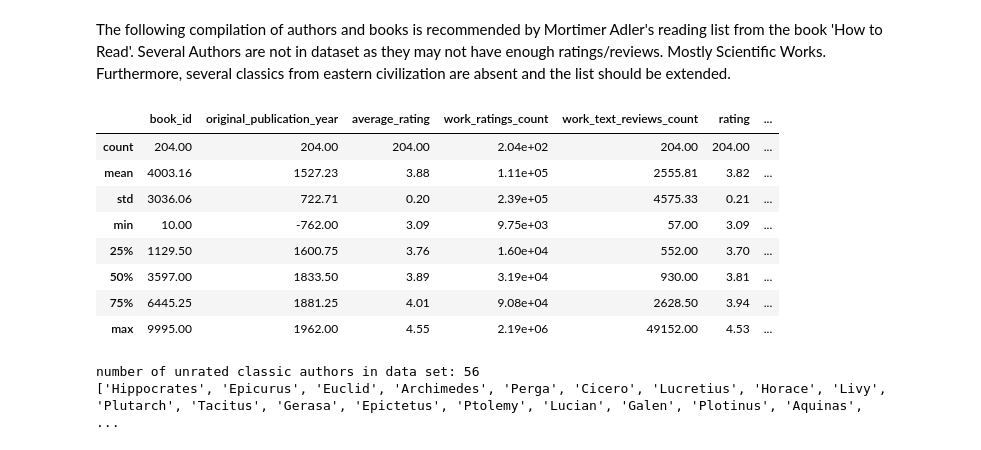
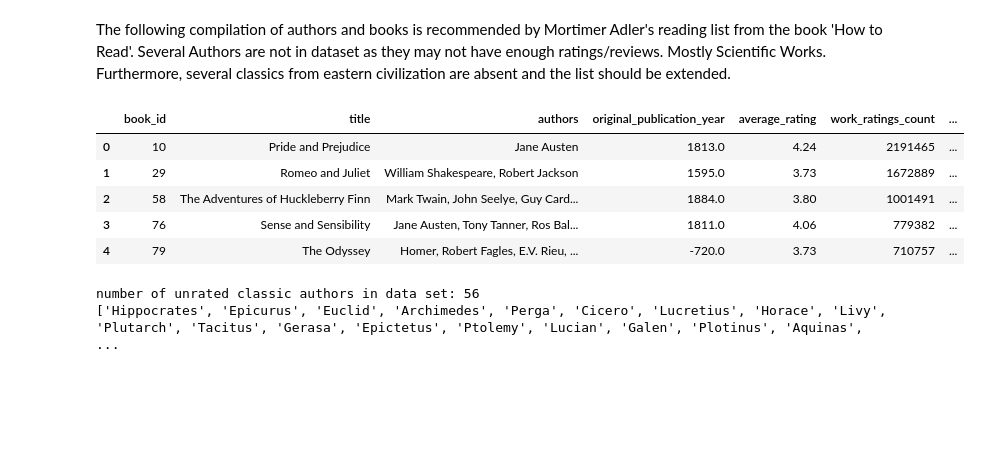
Before and after one commit to kross11480/courses, a Jupyter notebook: goodreads/books_analysis.ipynb, the cells around one changed output. Saved outputs shown, nothing was run; the diff lists cells and outputs as text; code cells hidden in the pictures; blank space fills up the shorter version.

Commit message:
Update README
docs: README Updated to include article link
feat: notebook updated to show popular classics list.

```diff
--- a/goodreads/books_analysis.ipynb
+++ b/goodreads/books_analysis.ipynb
@@ -227,36 +227,34 @@ Furthermore, several classics from eastern civilization are absent and the list
 # %%
 #Classics in dataset recommended by Mortimer Adler's reading list.
 #Authors
 
 authors = ['Homer', 'Aeschylus', 'Sophocles', 'Herodotus', 'Euripides', 'Thucydides',
            'Hippocrates', 'Aristophanes', 'Plato', 'Aristotle', 'Epicurus', 'Euclid', 'Archimedes', 'Perga', 'Cicero',
            'Lucretius', 'Virgil', 'Horace', 'Livy', 'Ovid', 'Plutarch', 'Tacitus', 'Gerasa', 'Epictetus', 'Ptolemy',
            'Lucian', 'Aurelius', 'Galen', 'Plotinus', 'Augustine', 'Aquinas', 'Alighieri', 'Chaucer', 'Vinci',
            'Machiavelli', 'Erasmus', 'Copernicus', 'More', 'Luther', 'Rabelais', 'Calvin', 'Montaigne', 'Gilbert',
            'Cervantes', 'Spenser', 'Bacon', 'Shakespeare', 'Galilei', 'Kepler', 'Harvey', 'Hobbes', 'Descartes', 'Milton',
            'Molière', 'Pascal', 'Huygens', 'Spinoza', 'Locke', 'Racine', 'Newton', 'Leibniz', 'Defoe', 'Swift',
            'Congreve', 'Berkeley', 'Pope', 'Montesquieu', 'Voltaire', 'Fielding', 'Johnson', 'Hume', 'Rousseau',
            'Sterne', 'Smith', 'Kant', 'Gibbon', 'Boswell', 'Lavoisier', 'Madison', 'Bentham', 'Goethe', 'Fourier',
            'Hegel', 'Wordsworth', 'Coleridge', 'Austen', 'Clausewitz', 'Stendhal', 'Byron', 'Schopenhauer', 'Faraday',
            'Lyell', 'Comte', 'Balzac', 'Emerson', 'Hawthorne', 'Tocqueville', 'Mill', 'Darwin', 'Dickens', 'Bernard',
            'Thoreau', 'Marx', 'Eliot', 'Melville', 'Dostoyevsky', 'Flaubert', 'Ibsen', 'Tolstoy', 'Twain',
            'James', 'James', 'Nietzsche', 'Poincare', 'Freud', 'Shaw', 'Planck', 'Bergson', 'Dewey', 'Whitehead',
            'Santayana', 'Lenin', 'Proust', 'Russell', 'Mann', 'Einstein', 'Joyce', 'Maritain', 'Kafka', 'Toynbee',
            'Sartre', 'Solzhenitsyn']
 
 classics = pd.read_csv( 'data/classic.csv' )
 rated_classic_authors = classics['authors'].tolist()
 classics.describe()
+classics.head()
 # %% [output]
-|  | book_id | original_publication_year | average_rating | work_ratings_count | work_text_reviews_count | rating | ... |
-| count | 204.00 | 204.00 | 204.00 | 2.04e+02 | 204.00 | 204.00 | ... |
-| mean | 4003.16 | 1527.23 | 3.88 | 1.11e+05 | 2555.81 | 3.82 | ... |
-| std | 3036.06 | 722.71 | 0.20 | 2.39e+05 | 4575.33 | 0.21 | ... |
-| min | 10.00 | -762.00 | 3.09 | 9.75e+03 | 57.00 | 3.09 | ... |
-| 25% | 1129.50 | 1600.75 | 3.76 | 1.60e+04 | 552.00 | 3.70 | ... |
-| 50% | 3597.00 | 1833.50 | 3.89 | 3.19e+04 | 930.00 | 3.81 | ... |
-| 75% | 6445.25 | 1881.25 | 4.01 | 9.08e+04 | 2628.50 | 3.94 | ... |
-| max | 9995.00 | 1962.00 | 4.55 | 2.19e+06 | 49152.00 | 4.53 | ... |
+|  | book_id | title | authors | original_publication_year | average_rating | work_ratings_count | ... |
+| 0 | 10 | Pride and Prejudice | Jane Austen | 1813.0 | 4.24 | 2191465 | ... |
+| 1 | 29 | Romeo and Juliet | William Shakespeare, Robert Jackson | 1595.0 | 3.73 | 1672889 | ... |
+| 2 | 58 | The Adventures of Huckleberry Finn | Mark Twain, John Seelye, Guy Card... | 1884.0 | 3.80 | 1001491 | ... |
+| 3 | 76 | Sense and Sensibility | Jane Austen, Tony Tanner, Ros Bal... | 1811.0 | 4.06 | 779382 | ... |
+| 4 | 79 | The Odyssey | Homer, Robert Fagles, E.V. Rieu, ... | -720.0 | 3.73 | 710757 | ... |
 # %%
 unrated_classic_authors = []
 #print (rated_classic_authors)
```
Also changed, not shown: 1 other file.
